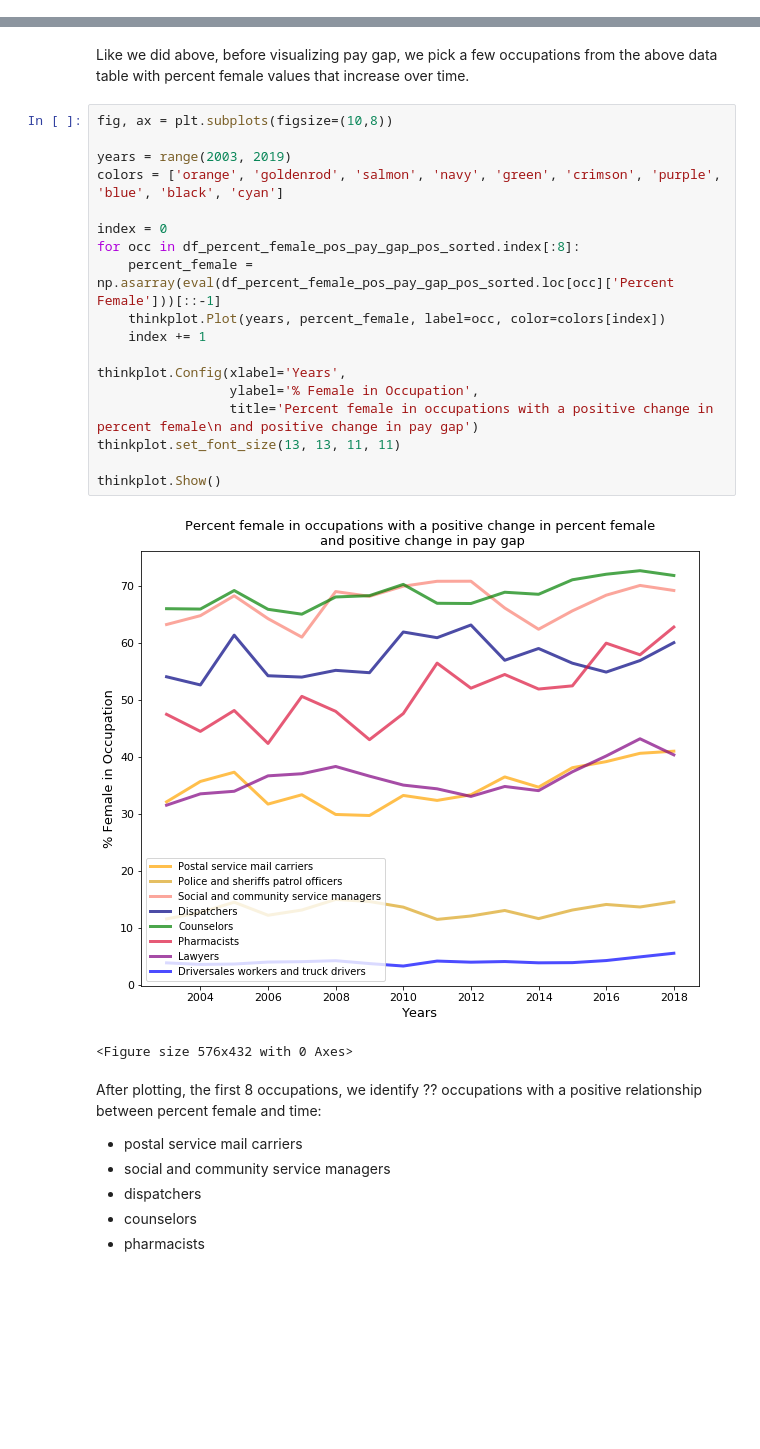
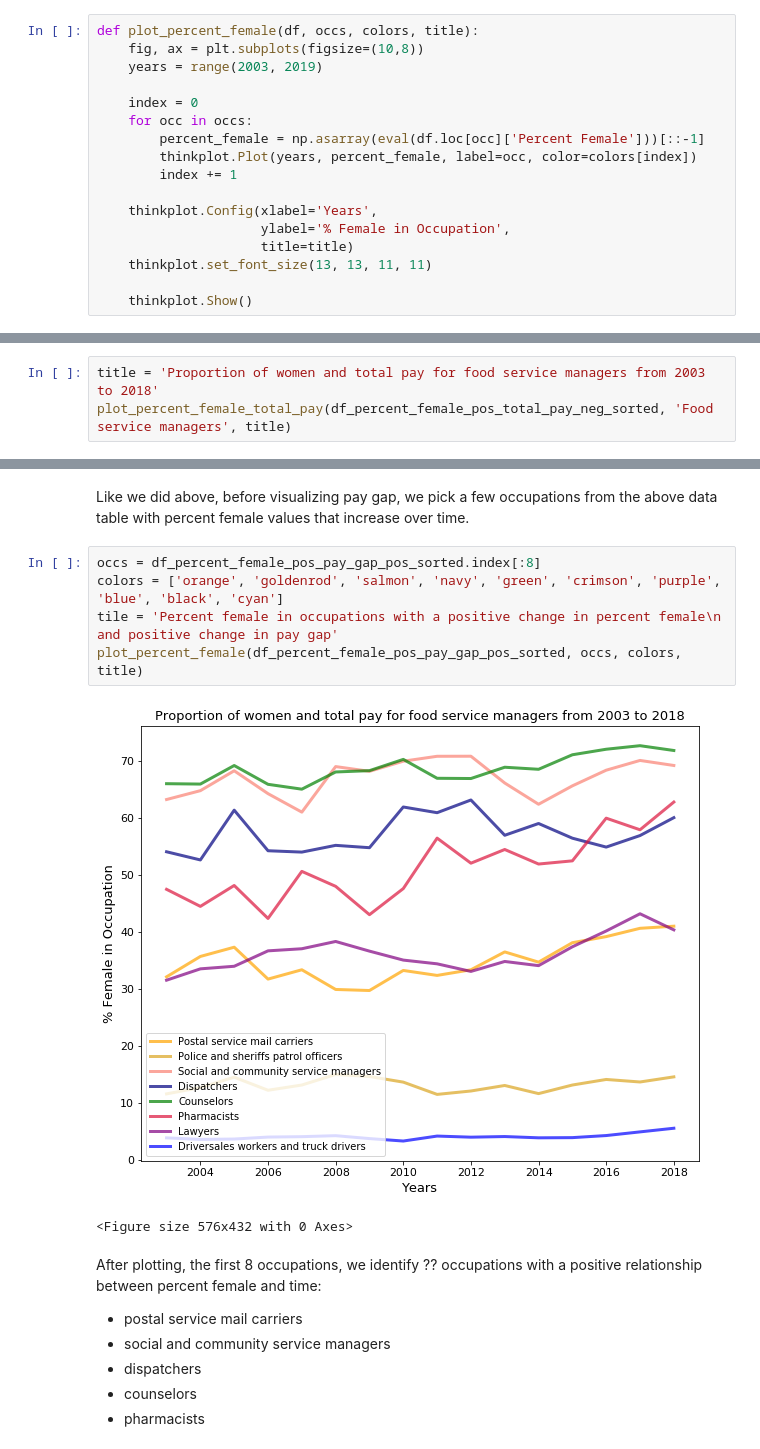
Before and after one commit to coverney/ThinkStats2, a Jupyter notebook: project2/Women Weekly Income and Occupation Time Analysis.ipynb, the cells around one changed output, grey strips where cells are left out. Cells and saved outputs as stored; diff of their text form; blank space fills up the shorter version.

```diff
--- a/project2/Women Weekly Income and Occupation Time Analysis.ipynb
+++ b/project2/Women Weekly Income and Occupation Time Analysis.ipynb
@@ -75,0 +78,17 @@ Optional: output the data to an Excel file
+# %%
+def plot_percent_female(df, occs, colors, title):
+    fig, ax = plt.subplots(figsize=(10,8))
+    years = range(2003, 2019)
+
+    index = 0
+    for occ in occs:
+        percent_female = np.asarray(eval(df.loc[occ]['Percent Female']))[::-1]
+        thinkplot.Plot(years, percent_female, label=occ, color=colors[index])
+        index += 1
+
+    thinkplot.Config(xlabel='Years',
+                     ylabel='% Female in Occupation',
+                     title=title)
+    thinkplot.set_font_size(13, 13, 11, 11)
+
+    thinkplot.Show()
@@ -422,0 +322,3 @@ plt.show()
+# %%
+title = 'Proportion of women and total pay for food service managers from 2003 to 2018'
+plot_percent_female_total_pay(df_percent_female_pos_total_pay_neg_sorted, 'Food service managers', title)
@@ -460,25 +364,12 @@ df_percent_female_pos_pay_gap_pos_sorted.iloc[:10, -6:]
 # %% [markdown]
 Like we did above, before visualizing pay gap, we pick a few occupations from the above data table with percent female values that increase over time.
 # %%
-fig, ax = plt.subplots(figsize=(10,8))
-
-years = range(2003, 2019)
+occs = df_percent_female_pos_pay_gap_pos_sorted.index[:8]
 colors = ['orange', 'goldenrod', 'salmon', 'navy', 'green', 'crimson', 'purple', 'blue', 'black', 'cyan']
-
-index = 0
-for occ in df_percent_female_pos_pay_gap_pos_sorted.index[:8]:
-    percent_female = np.asarray(eval(df_percent_female_pos_pay_gap_pos_sorted.loc[occ]['Percent Female']))[::-1]
-    thinkplot.Plot(years, percent_female, label=occ, color=colors[index])
-    index += 1
-
-thinkplot.Config(xlabel='Years',
-                 ylabel='% Female in Occupation',
-                 title='Percent female in occupations with a positive change in percent female\n and positive change in pay gap')
-thinkplot.set_font_size(13, 13, 11, 11)
-
-thinkplot.Show()
+tile = 'Percent female in occupations with a positive change in percent female\n and positive change in pay gap'
+plot_percent_female(df_percent_female_pos_pay_gap_pos_sorted, occs, colors, title)
 # %% [output]
-[figure, old version]
+[figure, new version]
 <Figure size 576x432 with 0 Axes>
 # %% [markdown]
 After plotting, the first 8 occupations, we identify ?? occupations with a positive relationship between percent female and time:
```
Also changed, not shown: parts of 53 cells of this notebook, 2 other files.
